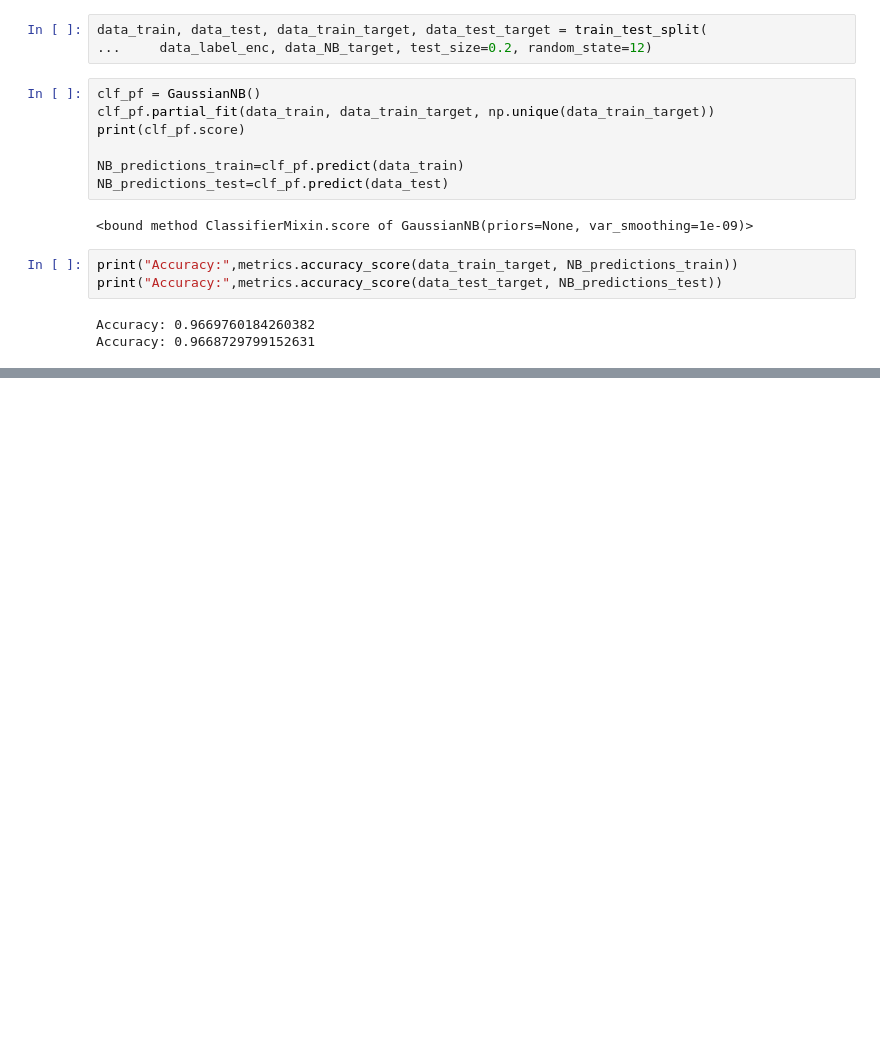
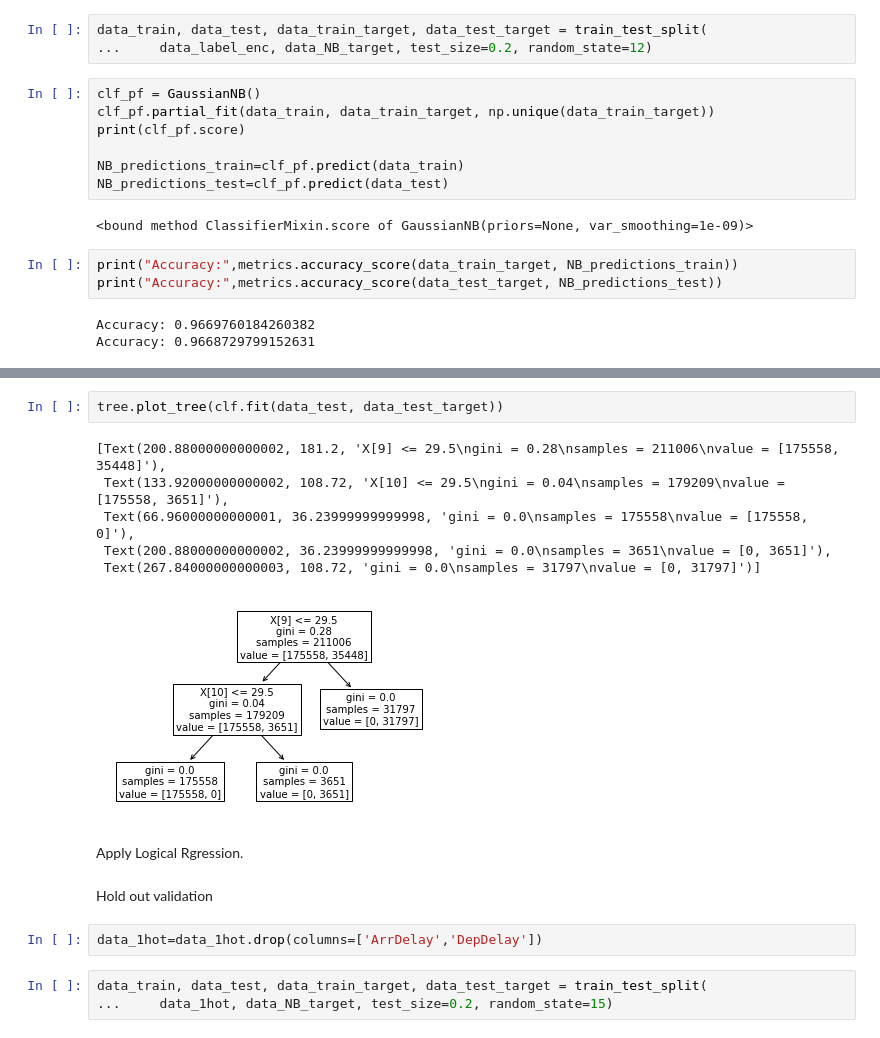
Before and after one commit to duy8498874/Airline-Arrival, a Jupyter notebook: Airline_Arrival.ipynb, the cells around one changed output, grey strips where cells are left out. Saved outputs shown, nothing was run; the diff lists cells and outputs as text; blank space fills up the shorter version.

```diff
--- a/Airline_Arrival.ipynb
+++ b/Airline_Arrival.ipynb
@@ -459,0 +473,18 @@ Accuracy: 0.9668729799152631
+# %%
+tree.plot_tree(clf.fit(data_test, data_test_target))
+# %% [output]
+[Text(200.88000000000002, 181.2, 'X[9] <= 29.5\ngini = 0.28\nsamples = 211006\nvalue = [175558, 35448]'),
+ Text(133.92000000000002, 108.72, 'X[10] <= 29.5\ngini = 0.04\nsamples = 179209\nvalue = [175558, 3651]'),
+ Text(66.96000000000001, 36.23999999999998, 'gini = 0.0\nsamples = 175558\nvalue = [175558, 0]'),
+ Text(200.88000000000002, 36.23999999999998, 'gini = 0.0\nsamples = 3651\nvalue = [0, 3651]'),
+ Text(267.84000000000003, 108.72, 'gini = 0.0\nsamples = 31797\nvalue = [0, 31797]')]
+[figure, added]
+# %% [markdown]
+Apply Logical Rgression.
+# %% [markdown]
+Hold out validation
+# %%
+data_1hot=data_1hot.drop(columns=['ArrDelay','DepDelay'])
+# %%
+data_train, data_test, data_train_target, data_test_target = train_test_split(
+...     data_1hot, data_NB_target, test_size=0.2, random_state=15)
```
Also changed, not shown: parts of 31 cells of this notebook.
